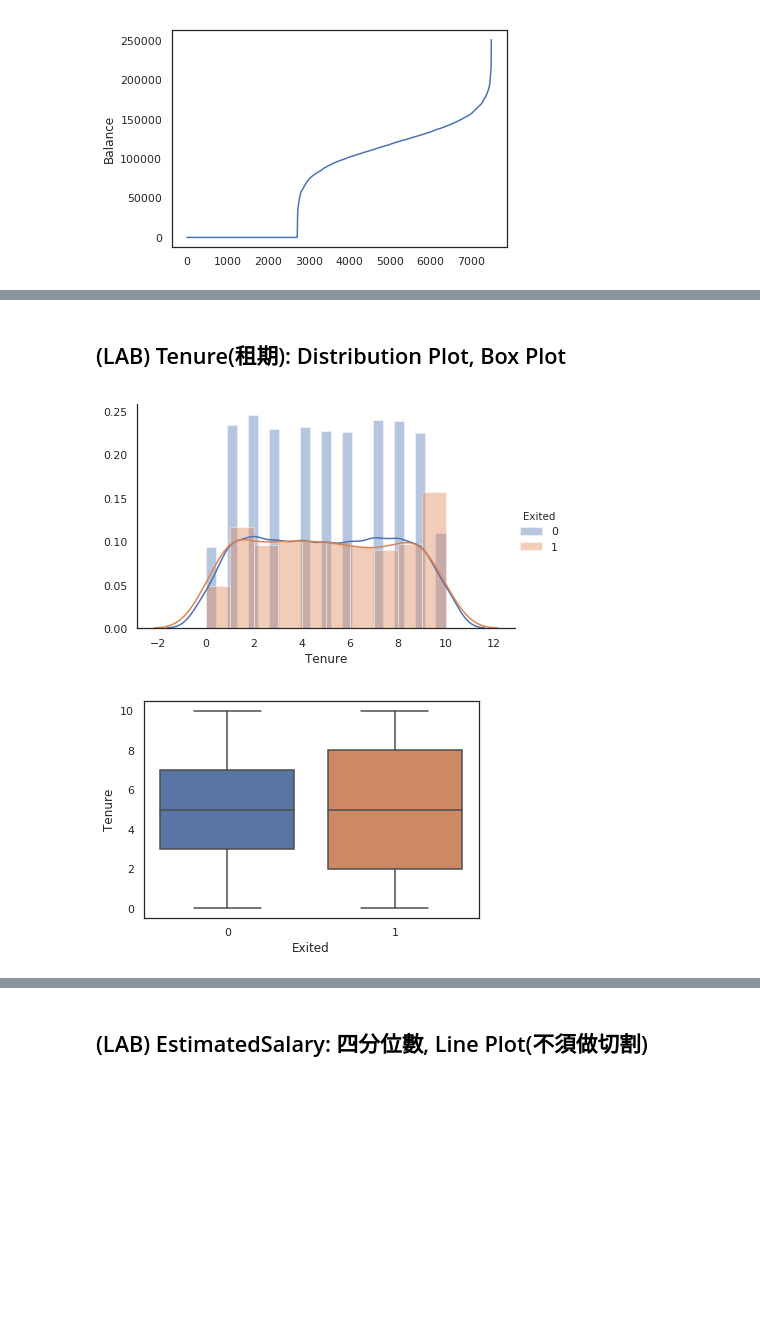
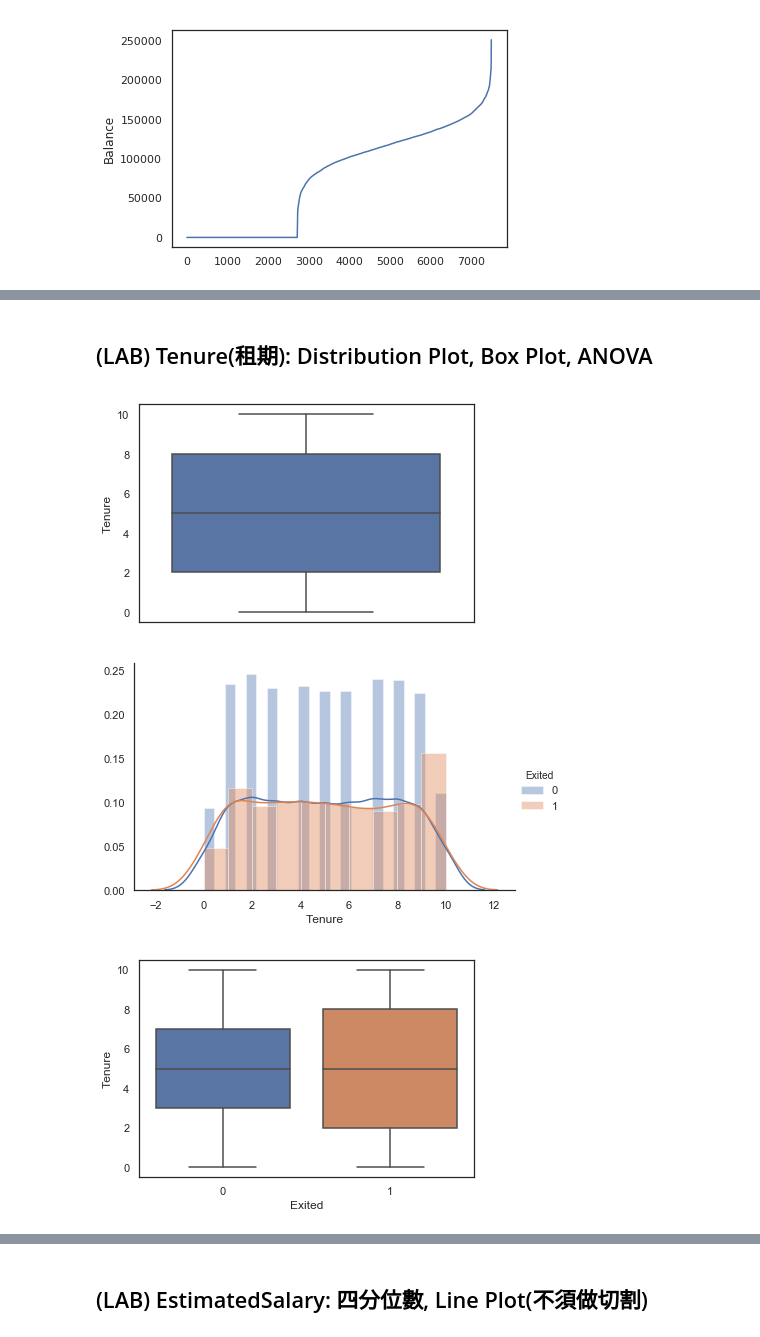
Before and after one commit to CloudMile/allianz_courses, a Jupyter notebook: use_case/solution/eda_finance_customer_churn.ipynb, the cells around one changed output, grey strips where cells are left out. Drawn from its saved outputs; the diff is of its cells as text; code cells hidden in the pictures; blank space fills up the shorter version.

```diff
--- a/use_case/solution/eda_finance_customer_churn.ipynb
+++ b/use_case/solution/eda_finance_customer_churn.ipynb
@@ -269,3 +300,3 @@ Name: Balance, dtype: float64
 # %%
-raw['IsBalanceZero'] = (raw.Balance == 0).astype(int)
+raw['HasBalance'] = (raw.Balance > 0).astype(int)
 # %%
@@ -280,12 +325,16 @@ plt.show()
 # %% [markdown]
-## (LAB) Tenure(租期): Distribution Plot, Box Plot
+## (LAB) Tenure(租期): Distribution Plot, Box Plot, ANOVA
 # %%
+sns.boxplot(raw.Tenure, orient='v')
+plt.show()
+
 g = sns.FacetGrid(data=raw, hue='Exited', height=4, aspect=1.5)
 g.map(sns.distplot, 'Tenure').add_legend()
 plt.show()
 
 sns.boxplot(x='Exited', y='Tenure', data=raw)
 plt.show()
 # %% [output]
-[figure, old version]
+[figure, new version]
-[figure, old version]
+[figure, new version]
+[figure, added]
```
Also changed, not shown: parts of 50 cells of this notebook, 5 other files.
